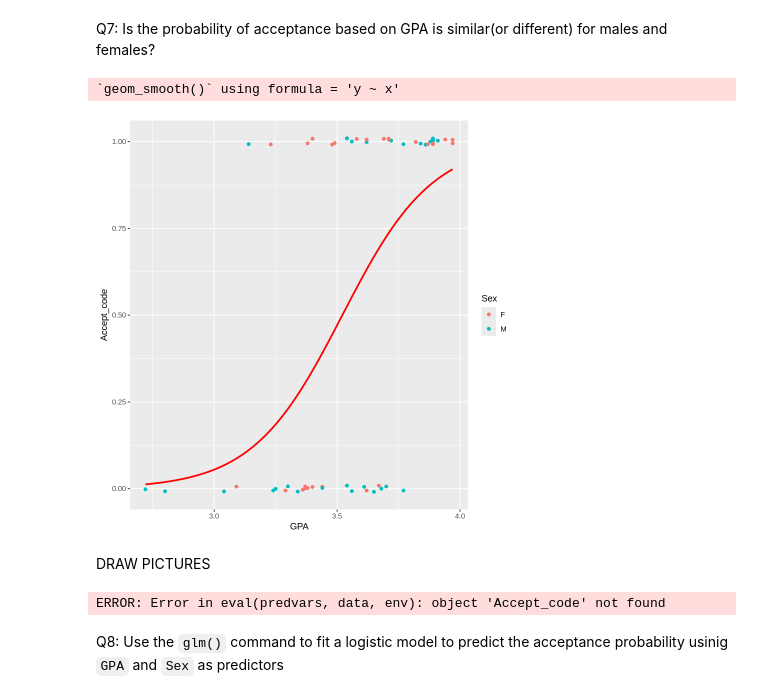
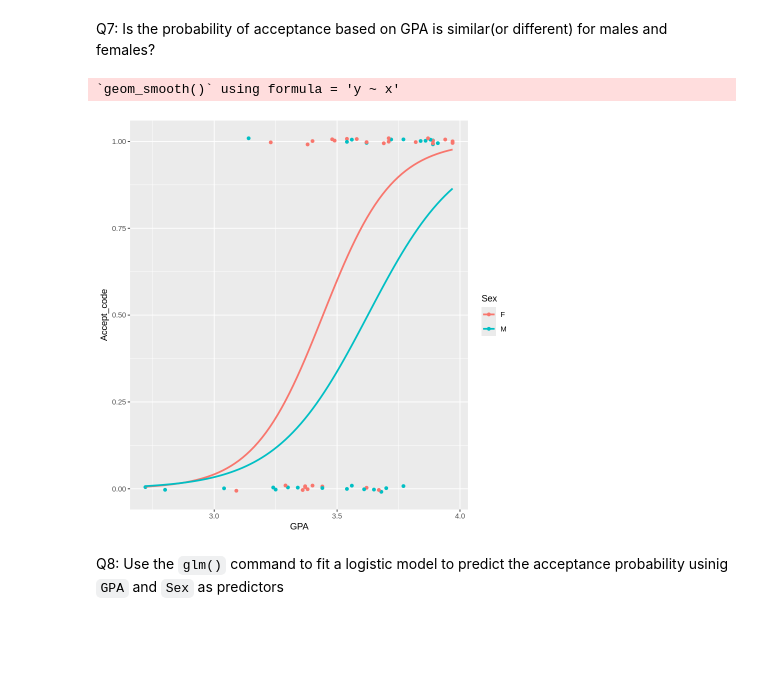
Before and after one commit to calvin-doherty/ENVST325_Activity1.0, a Jupyter notebook: Logistic_Regression_Part2.ipynb, the cells around one changed output. Saved outputs shown, nothing was run; the diff lists cells and outputs as text; code cells hidden in the pictures; blank space fills up the shorter version.

```diff
--- a/Logistic_Regression_Part2.ipynb
+++ b/Logistic_Regression_Part2.ipynb
@@ -130,21 +127,14 @@ Q7: Is the probability of acceptance based on GPA is similar(or different) for m
 # %%
 mydata %>%
 ggplot() +
   aes(x = GPA, y = Accept_code, col = Sex) +
   geom_jitter(height = 0.01, width = 0) +
   geom_smooth(method = 'glm',
               method.args = list(family = 'binomial'),
               se = FALSE ,
-              col = 'red' ,
               fullrange = TRUE)
 # %% [output]
 `geom_smooth()` using formula = 'y ~ x'
-[figure, old version]
+[figure, new version]
-# %% [markdown]
-DRAW PICTURES
-# %%
-model2 <- glm(Accept_code ~ GPA + Sex + GPA*Sex)
-# %% [output]
-ERROR: Error in eval(predvars, data, env): object 'Accept_code' not found
 # %% [markdown]
 Q8: Use the `glm()` command to fit a logistic model to predict the acceptance probability usinig `GPA` and `Sex` as predictors
```
Also changed, not shown: parts of 6 cells of this notebook.
